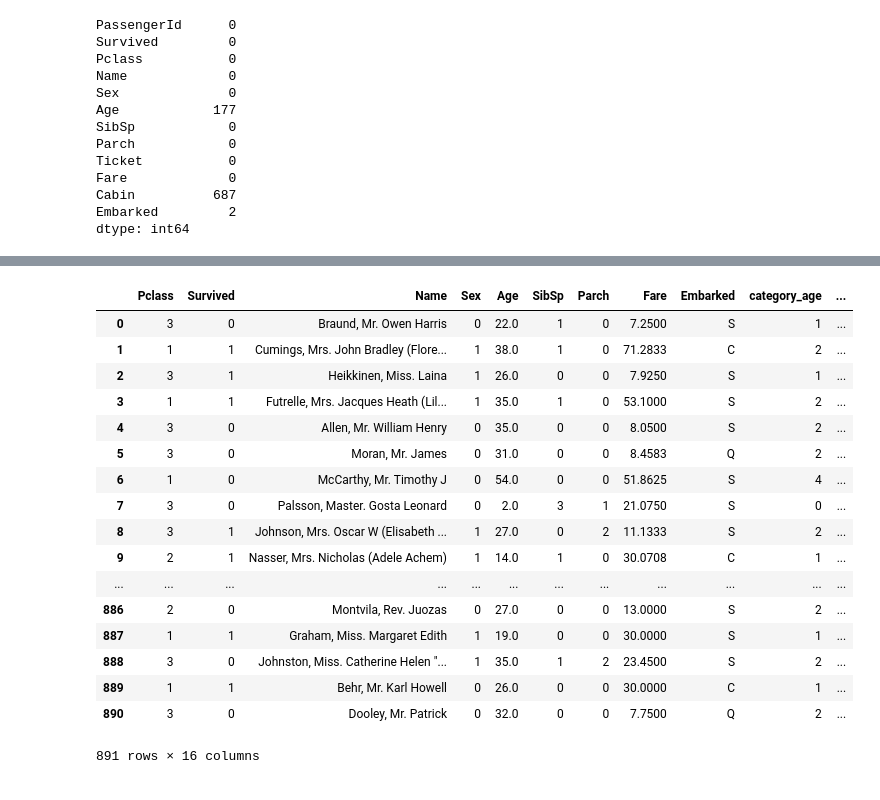
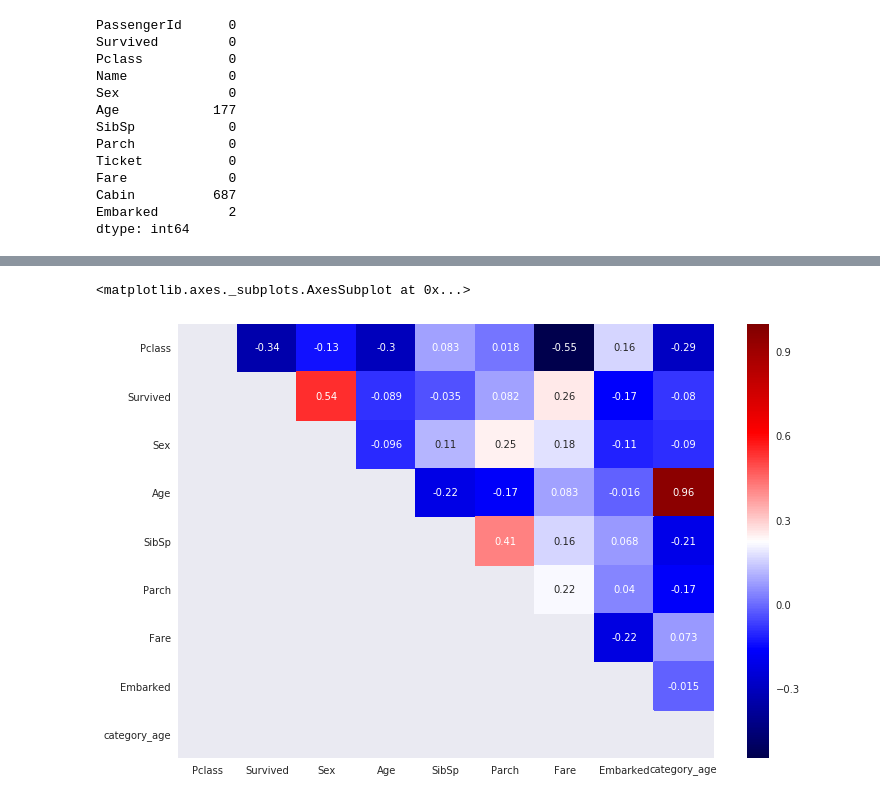
Before and after one commit to EvGe22/titanic_example, a Jupyter notebook: Main.ipynb, the cells around one changed output, grey strips where cells are left out. Cells and saved outputs as stored; diff of their text form; code cells hidden in the pictures.

```diff
--- a/Main.ipynb
+++ b/Main.ipynb
@@ -122,21 +129,7 @@ sns.barplot(x="category_age", y="Survived", data=clean_train_df, palette='seismi
-# %%
-pd.concat([clean_train_df, pd.get_dummies(clean_train_df['category_age'], prefix='age_bin')], axis=1)
-# %% [output]
-|  | Pclass | Survived | Name | Sex | Age | SibSp | Parch | Fare | Embarked | category_age | ... |
-| 0 | 3 | 0 | Braund, Mr. Owen Harris | 0 | 22.0 | 1 | 0 | 7.2500 | S | 1 | ... |
-| 1 | 1 | 1 | Cumings, Mrs. John Bradley (Flore... | 1 | 38.0 | 1 | 0 | 71.2833 | C | 2 | ... |
-| 2 | 3 | 1 | Heikkinen, Miss. Laina | 1 | 26.0 | 0 | 0 | 7.9250 | S | 1 | ... |
-| 3 | 1 | 1 | Futrelle, Mrs. Jacques Heath (Lil... | 1 | 35.0 | 1 | 0 | 53.1000 | S | 2 | ... |
-| 4 | 3 | 0 | Allen, Mr. William Henry | 0 | 35.0 | 0 | 0 | 8.0500 | S | 2 | ... |
-| 5 | 3 | 0 | Moran, Mr. James | 0 | 31.0 | 0 | 0 | 8.4583 | Q | 2 | ... |
-| 6 | 1 | 0 | McCarthy, Mr. Timothy J | 0 | 54.0 | 0 | 0 | 51.8625 | S | 4 | ... |
-| 7 | 3 | 0 | Palsson, Master. Gosta Leonard | 0 | 2.0 | 3 | 1 | 21.0750 | S | 0 | ... |
-| 8 | 3 | 1 | Johnson, Mrs. Oscar W (Elisabeth ... | 1 | 27.0 | 0 | 2 | 11.1333 | S | 2 | ... |
-| 9 | 2 | 1 | Nasser, Mrs. Nicholas (Adele Achem) | 1 | 14.0 | 1 | 0 | 30.0708 | C | 1 | ... |
-| ... | ... | ... | ... | ... | ... | ... | ... | ... | ... | ... | ... |
-| 886 | 2 | 0 | Montvila, Rev. Juozas | 0 | 27.0 | 0 | 0 | 13.0000 | S | 2 | ... |
-| 887 | 1 | 1 | Graham, Miss. Margaret Edith | 1 | 19.0 | 0 | 0 | 30.0000 | S | 1 | ... |
-| 888 | 3 | 0 | Johnston, Miss. Catherine Helen "... | 1 | 35.0 | 1 | 2 | 23.4500 | S | 2 | ... |
-| 889 | 1 | 1 | Behr, Mr. Karl Howell | 0 | 26.0 | 0 | 0 | 30.0000 | C | 1 | ... |
-| 890 | 3 | 0 | Dooley, Mr. Patrick | 0 | 32.0 | 0 | 0 | 7.7500 | Q | 2 | ... |
-891 rows × 16 columns
+# %%
+train_corr = clean_train_df.corr()
+plt.figure(figsize=(12,8))
+sns.heatmap(train_corr, mask=np.tril(np.ones(train_corr.shape)), annot=True, cmap='seismic')
+# %% [output]
+<matplotlib.axes._subplots.AxesSubplot at 0x...>
+[figure, added]
```
Also changed, not shown: parts of 22 cells of this notebook, 1 other file.
